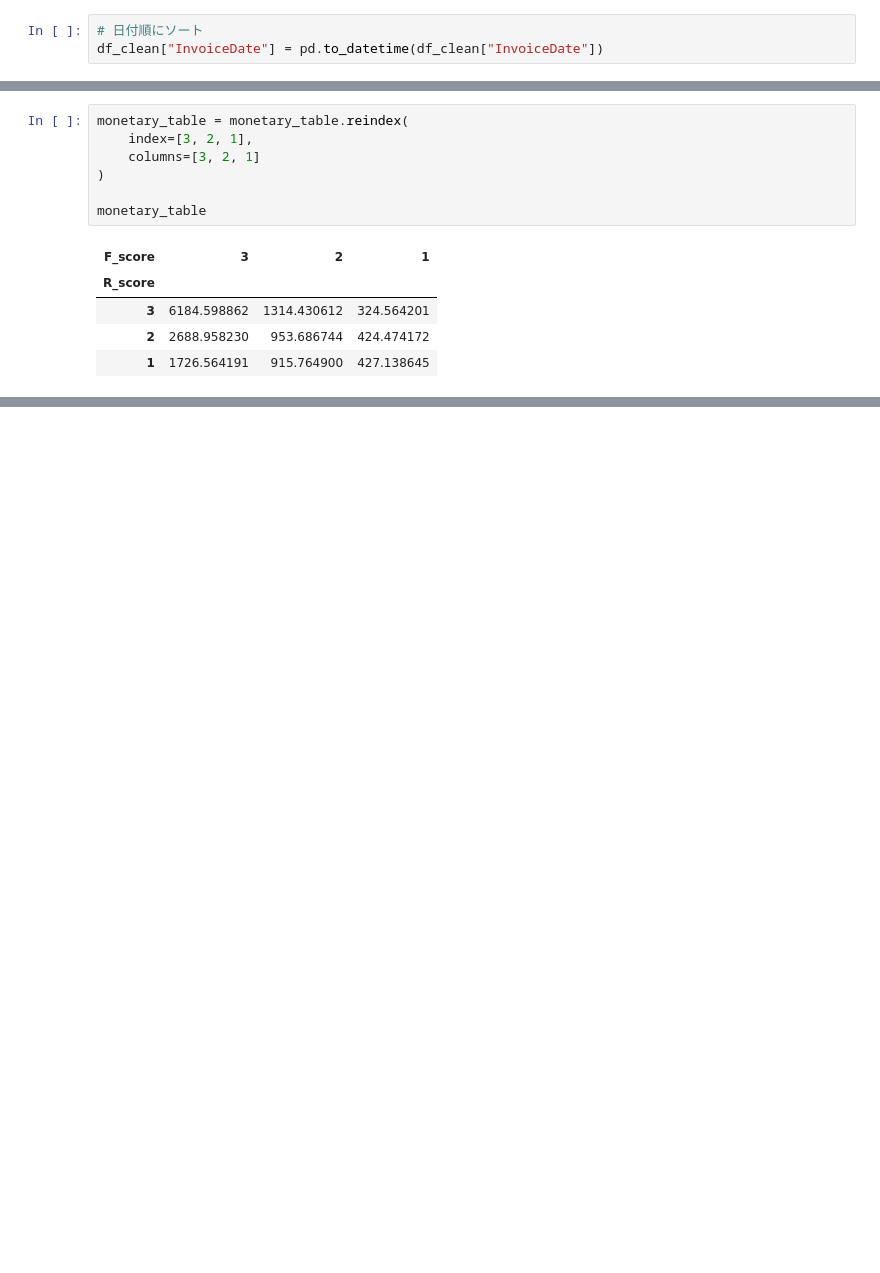
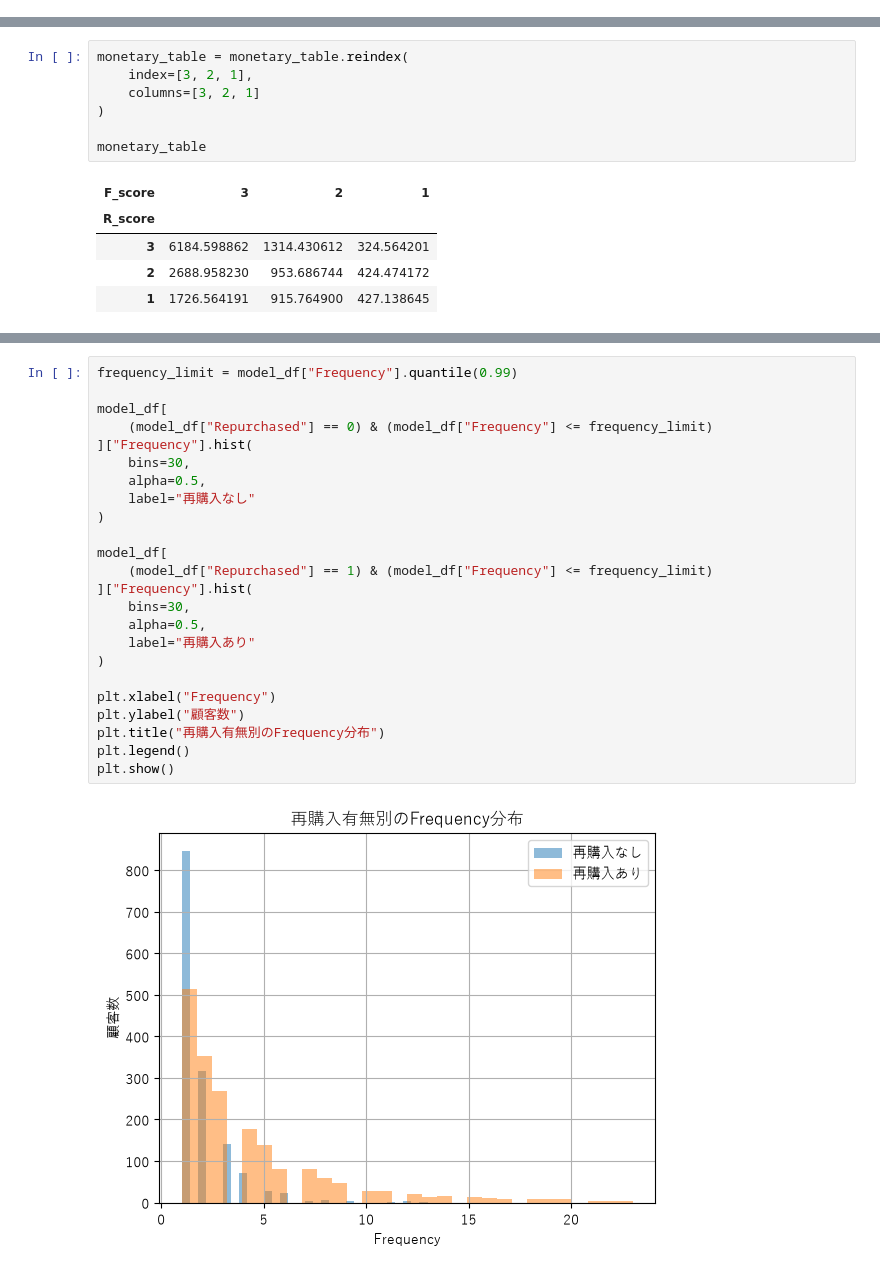
Before and after one commit to hayamon1121/online-retail-analysis, a Jupyter notebook: notebooks/01_online_retail_analysis.ipynb, the cells around one changed output, grey strips where cells are left out. Drawn from its saved outputs; the diff is of its cells as text; blank space fills up the shorter version.

```diff
--- a/notebooks/01_online_retail_analysis.ipynb
+++ b/notebooks/01_online_retail_analysis.ipynb
@@ -86,9 +80,6 @@ dtype: int64
 ## <span style="color:green;">データの前処理</span>
 # %%
 df_clean = df.copy()
-# %%
-# 日付順にソート
-df_clean["InvoiceDate"] = pd.to_datetime(df_clean["InvoiceDate"])
 # %% [markdown]
 **欠損値処理**
 # %%
@@ -432,0 +715,26 @@ plt.show()
+# %%
+frequency_limit = model_df["Frequency"].quantile(0.99)
+
+model_df[
+    (model_df["Repurchased"] == 0) & (model_df["Frequency"] <= frequency_limit)
+]["Frequency"].hist(
+    bins=30,
+    alpha=0.5,
+    label="再購入なし"
+)
+
+model_df[
+    (model_df["Repurchased"] == 1) & (model_df["Frequency"] <= frequency_limit)
+]["Frequency"].hist(
+    bins=30,
+    alpha=0.5,
+    label="再購入あり"
+)
+
+plt.xlabel("Frequency")
+plt.ylabel("顧客数")
+plt.title("再購入有無別のFrequency分布")
+plt.legend()
+plt.show()
+# %% [output]
+[figure, added]
```
Also changed, not shown: parts of 185 cells of this notebook.
